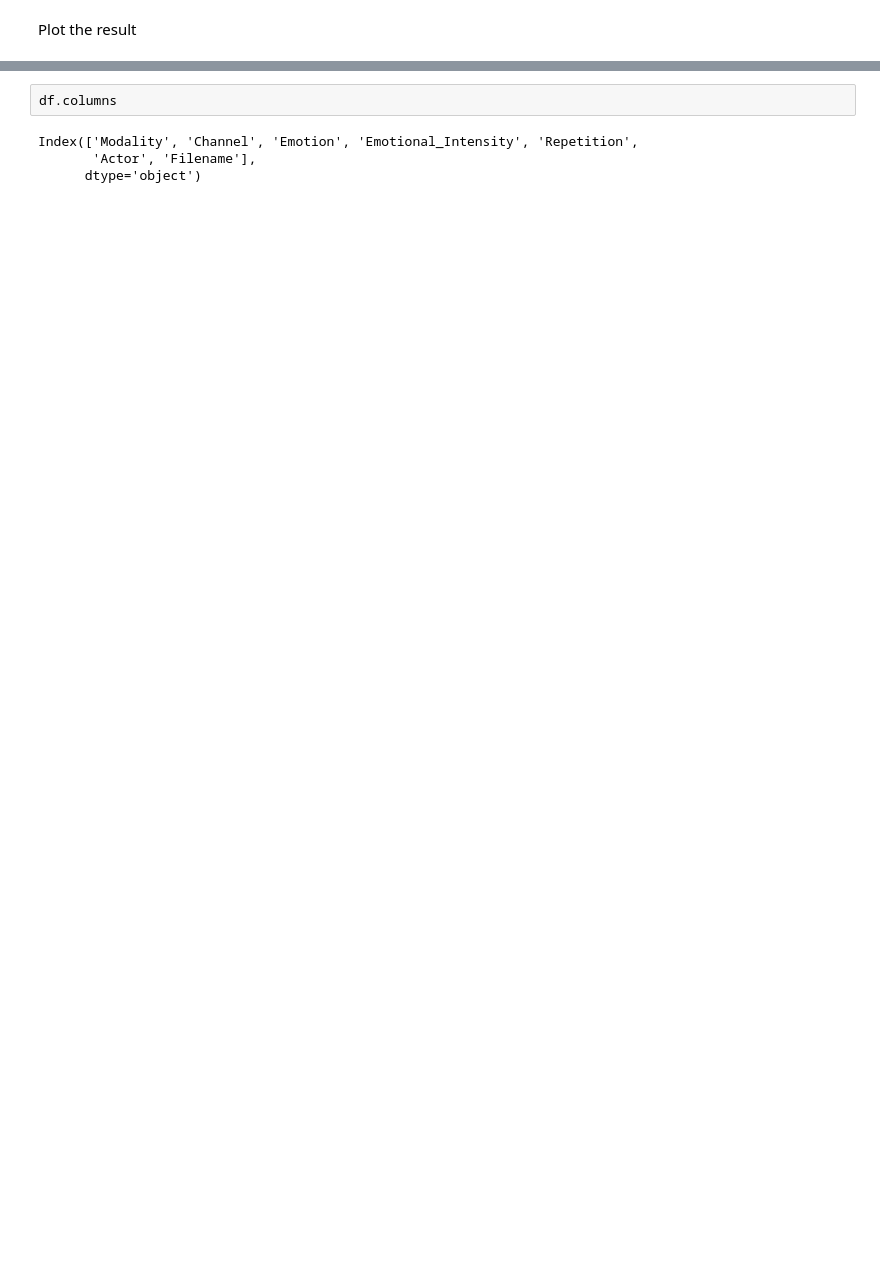
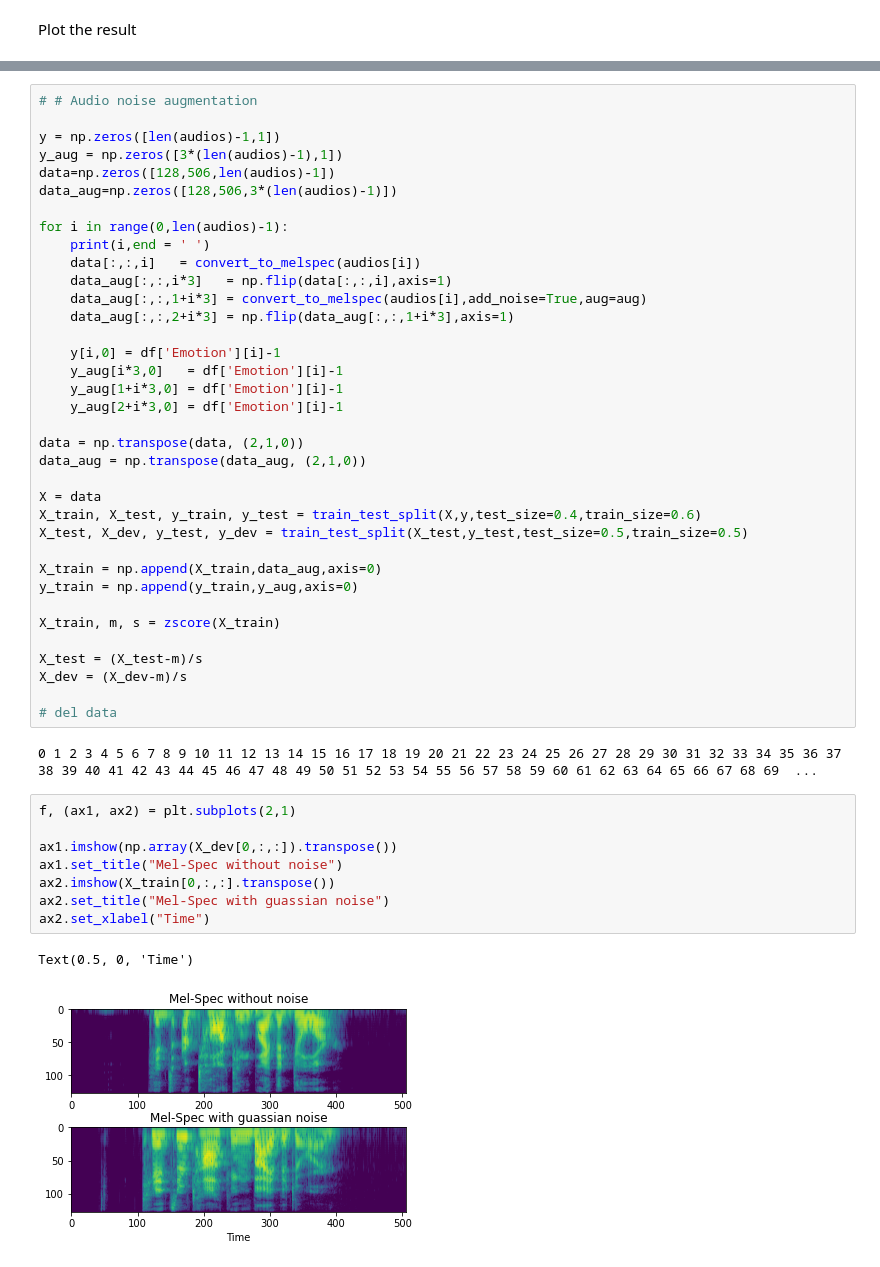
Before and after one commit to thmspfffr/Voice-classification, a Jupyter notebook: voice_classification_ravdess.ipynb, the cells around one changed output, grey strips where cells are left out. Saved outputs shown, nothing was run; the diff lists cells and outputs as text; blank space fills up the shorter version.

```diff
--- a/voice_classification_ravdess.ipynb
+++ b/voice_classification_ravdess.ipynb
@@ -248,7 +239,50 @@ Labels 2 (happy) and 3 (sad) are particularly bad. The simple NN didn't seem to
 ---
-# %%
-df.columns
-# %% [output]
-Index(['Modality', 'Channel', 'Emotion', 'Emotional_Intensity', 'Repetition',
-       'Actor', 'Filename'],
-      dtype='object')
+# %%
+# # Audio noise augmentation
+
+y = np.zeros([len(audios)-1,1])
+y_aug = np.zeros([3*(len(audios)-1),1])
+data=np.zeros([128,506,len(audios)-1])
+data_aug=np.zeros([128,506,3*(len(audios)-1)])
+
+for i in range(0,len(audios)-1):
+    print(i,end = ' ')
+    data[:,:,i]   = convert_to_melspec(audios[i])
+    data_aug[:,:,i*3]   = np.flip(data[:,:,i],axis=1)
+    data_aug[:,:,1+i*3] = convert_to_melspec(audios[i],add_noise=True,aug=aug)
+    data_aug[:,:,2+i*3] = np.flip(data_aug[:,:,1+i*3],axis=1)
+
+    y[i,0] = df['Emotion'][i]-1
+    y_aug[i*3,0]   = df['Emotion'][i]-1
+    y_aug[1+i*3,0] = df['Emotion'][i]-1
+    y_aug[2+i*3,0] = df['Emotion'][i]-1
+
+data = np.transpose(data, (2,1,0))
+data_aug = np.transpose(data_aug, (2,1,0))
+
+X = data
+X_train, X_test, y_train, y_test = train_test_split(X,y,test_size=0.4,train_size=0.6)
+X_test, X_dev, y_test, y_dev = train_test_split(X_test,y_test,test_size=0.5,train_size=0.5)
+
+X_train = np.append(X_train,data_aug,axis=0)
+y_train = np.append(y_train,y_aug,axis=0)
+
+X_train, m, s = zscore(X_train)
+
+X_test = (X_test-m)/s
+X_dev = (X_dev-m)/s
+
+# del data
+# %% [output]
+0 1 2 3 4 5 6 7 8 9 10 11 12 13 14 15 16 17 18 19 20 21 22 23 24 25 26 27 28 29 30 31 32 33 34 35 36 37 38 39 40 41 42 43 44 45 46 47 48 49 50 51 52 53 54 55 56 57 58 59 60 61 62 63 64 65 66 67 68 69  ...
+# %%
+f, (ax1, ax2) = plt.subplots(2,1)
+
+ax1.imshow(np.array(X_dev[0,:,:]).transpose())
+ax1.set_title("Mel-Spec without noise")
+ax2.imshow(X_train[0,:,:].transpose())
+ax2.set_title("Mel-Spec with guassian noise")
+ax2.set_xlabel("Time")
+# %% [output]
+Text(0.5, 0, 'Time')
+[figure, added]
```
Also changed, not shown: parts of 15 cells of this notebook.
